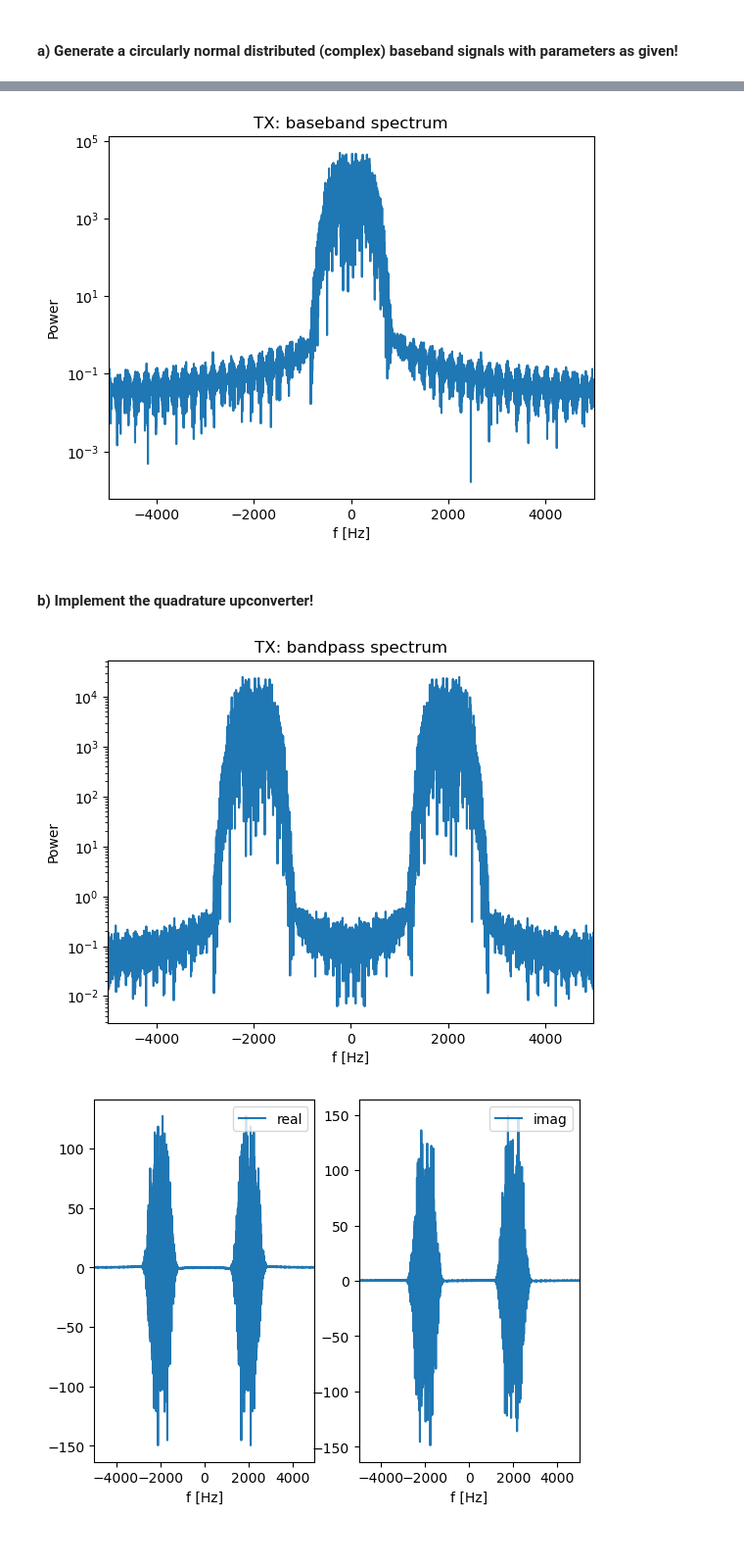
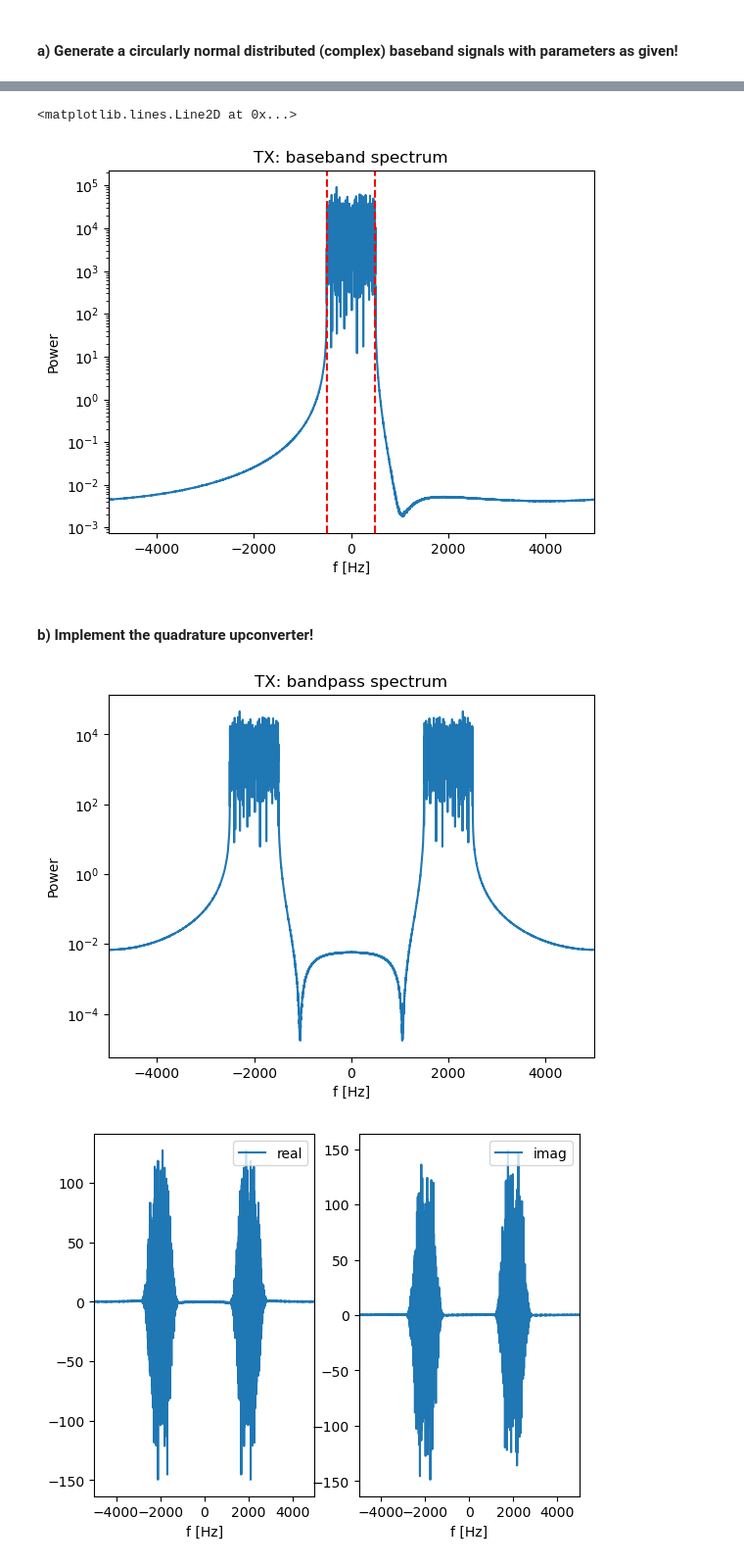
Before and after one commit to owlandauk/Communications-Engineering-, a Jupyter notebook: Exercise_Sheet_1.ipynb, the cells around one changed output, grey strips where cells are left out. Shown at 98% size. Saved outputs shown, nothing was run; the diff lists cells and outputs as text; code cells hidden in the pictures.

```diff
--- a/Exercise_Sheet_1.ipynb
+++ b/Exercise_Sheet_1.ipynb
@@ -24,7 +24,7 @@ var_s = 1  # variance of the random signal
 
 random_signal = 1/np.sqrt(2)*(np.random.randn(len_signal)*np.sqrt(var_s) + mean_s + 1j * (np.random.randn(len_signal)*np.sqrt(var_s) + mean_s))  # generate white noise using numpy.random.randn
 cutoff_freq = signal_bandwidth/2/fs # define the cutoff frequency to limit the spectral content to the signal bandwidth
-h_LP0 = sig.firwin(numtaps=51, cutoff=cutoff_freq, window='hamming', pass_zero=True, scale=True, nyq=0.5)
+h_LP0 = sig.firwin(numtaps=5001, cutoff=cutoff_freq, window='hamming', pass_zero=True, scale=True, nyq=0.5)
 
 s_BB = np.convolve(h_LP0, random_signal, mode='same') # create the baseband signal by filtering the noise
 # %%
@@ -51,12 +52,18 @@ plt.title("TX: baseband spectrum");
 # %%
 # plot baseband spectrum
 f = np.arange(start=-fs/2, stop=fs/2, step=fs/len(s_BB))
 tx_bb_spectrum = np.abs(np.fft.fftshift(np.fft.fft(s_BB)))**2
 plt.semilogy(f, tx_bb_spectrum)
 plt.xlim(-fs/2, fs/2); plt.xlabel("f [Hz]"); plt.ylabel('Power')
-plt.title("TX: baseband spectrum");
+plt.title("TX: baseband spectrum")
+
+# 标注滤波范围的两个点
+cutoff_freq_actual = 500  # 实际截止频率
+plt.axvline(x=cutoff_freq_actual, color='r', linestyle='--', label=f'{cutoff_freq_actual} Hz')  # 标注 500 Hz
+plt.axvline(x=-cutoff_freq_actual, color='r', linestyle='--', label=f'{-cutoff_freq_actual} Hz')  # 标注 -500 Hz
 # %% [output]
+<matplotlib.lines.Line2D at 0x...>
-[figure, old version]
+[figure, new version]
 # %% [markdown]
 #### b) Implement the quadrature upconverter!
 # %%
@@ -76,7 +83,7 @@ plt.semilogy(f, tx_bp_spectrum)
 plt.xlim(-fs/2, fs/2); plt.xlabel("f [Hz]"); plt.ylabel('Power')
 plt.title("TX: bandpass spectrum");
 # %% [output]
-[figure, old version]
+[figure, new version]
 # %%
 #plot bandpass real and imag part
 bp_spec = np.fft.fftshift(np.fft.fft(s_BP))
```
Also changed, not shown: parts of 3 cells of this notebook.
